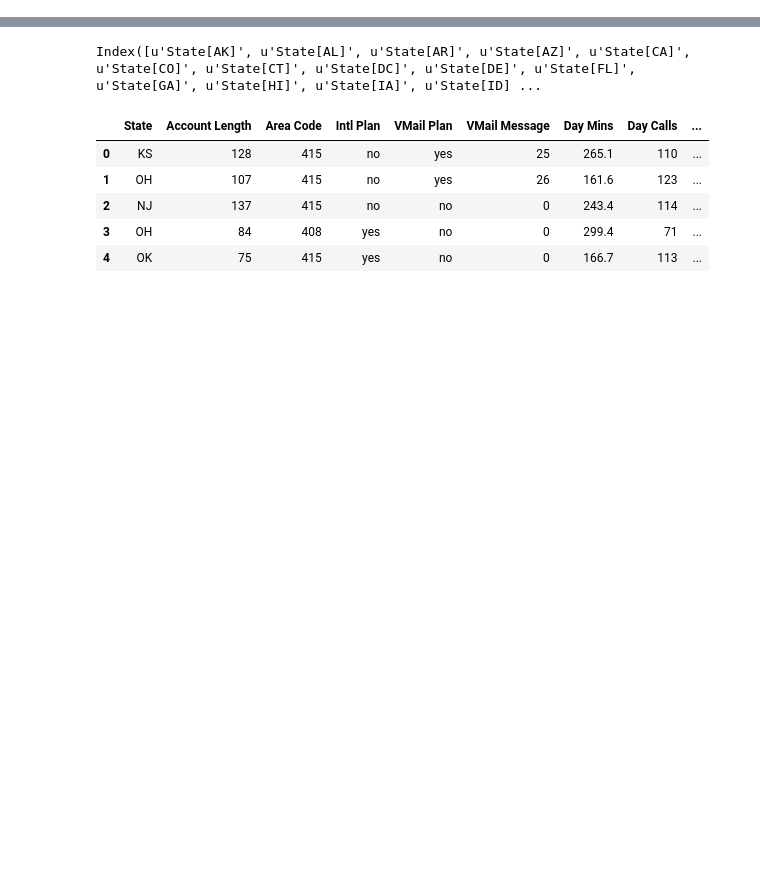
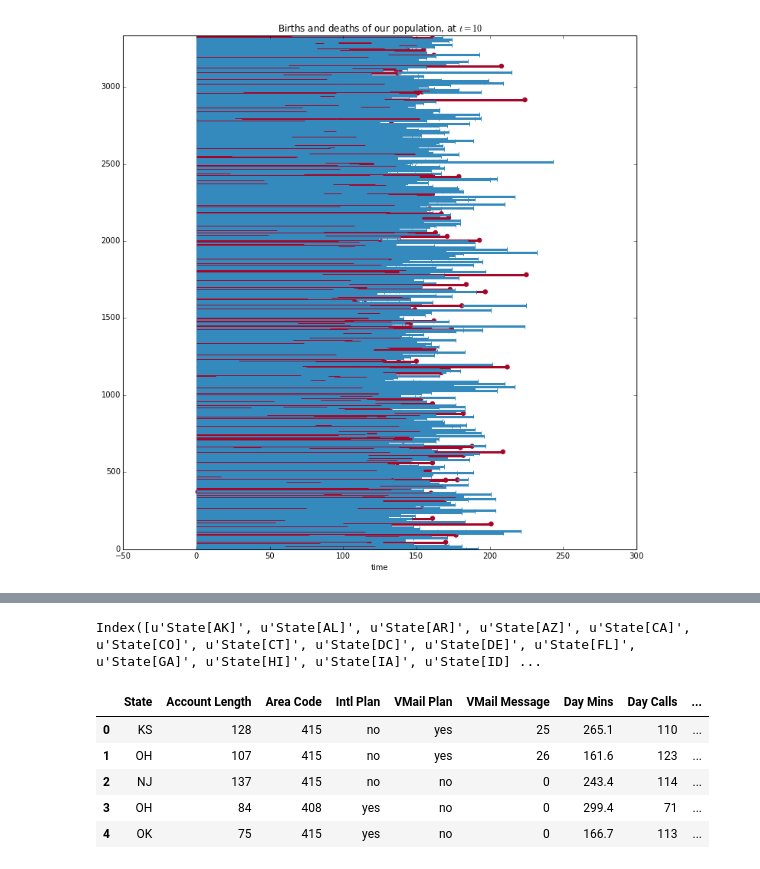
Before and after one commit to srepho/srepho.github.io, a Jupyter notebook: Survival/sa.ipynb, the cells around one changed output, grey strips where cells are left out. Saved outputs shown, nothing was run; the diff lists cells and outputs as text; code cells hidden in the pictures; blank space fills up the shorter version.

```diff
--- a/Survival/sa.ipynb
+++ b/Survival/sa.ipynb
@@ -6,0 +25,12 @@ data=pd.read_csv("E:/Github Stuff/srepho.github.io/Survival/survival.csv")
+# %%
+%pylab inline
+figsize(12,12)
+
+from lifelines.plotting import plot_lifetimes
+
+#plt.xlim(0,25)
+#plt.vlines(10,0,30,lw=2, linestyles="--")
+plt.xlabel('time')
+plt.title('Births and deaths of our population, at $t=10$')
+plot_lifetimes(data.Account_Length, event_observed=data.Churn)
+# %% [output]
@@ -6,0 +39 @@ data=pd.read_csv("E:/Github Stuff/srepho.github.io/Survival/survival.csv")
+[figure, added]
```
Also changed, not shown: parts of 21 cells of this notebook, 2 other files.
